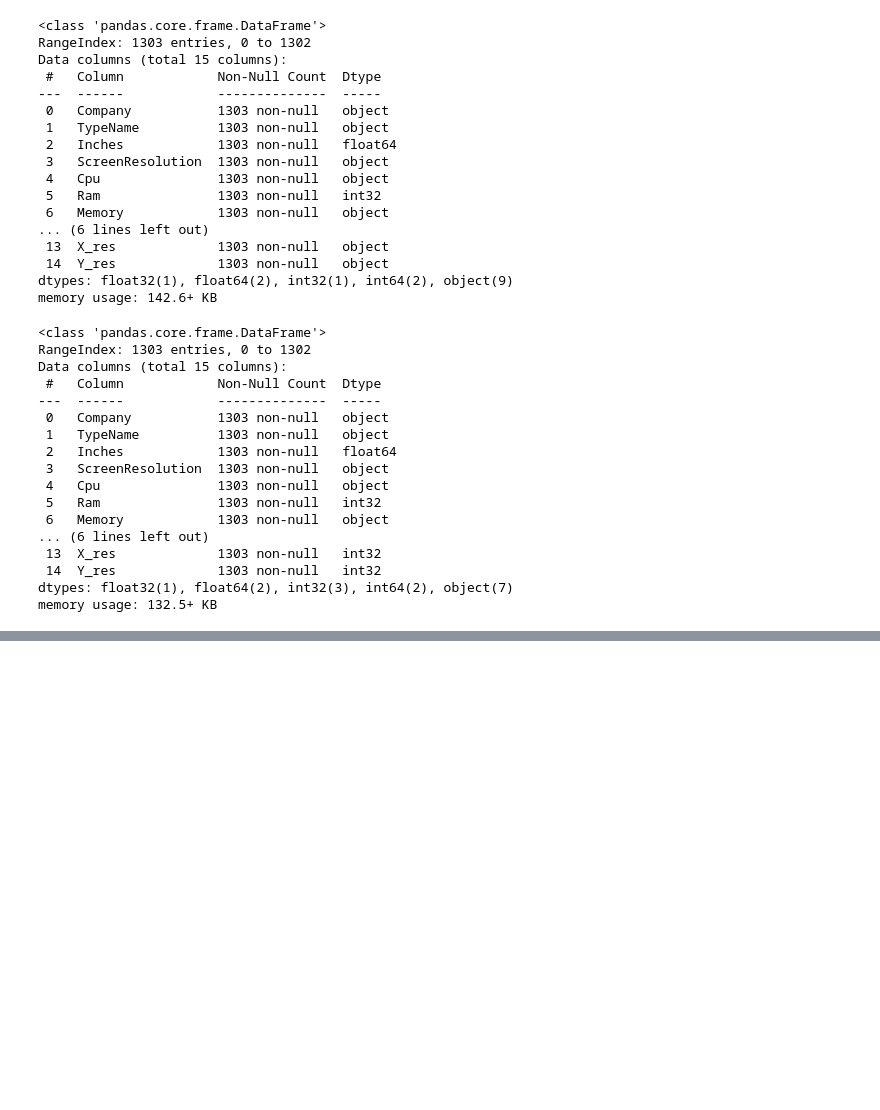
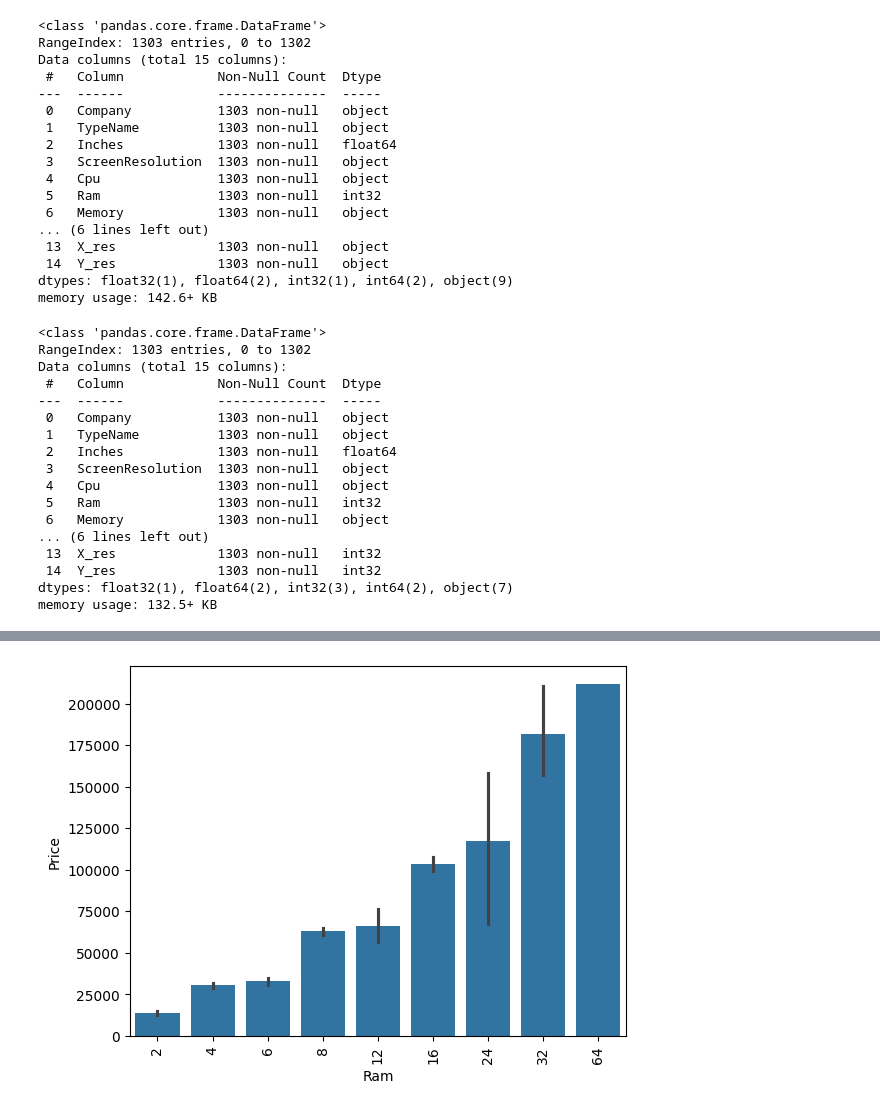
Before and after one commit to sukriti-waani/Machine-Learning, a Jupyter notebook: PROJECTS/1-Laptop_Price_Predictor/laptop_price_predictor.ipynb, the cells around one changed output, grey strips where cells are left out. Drawn from its saved outputs; the diff is of its cells as text; code cells hidden in the pictures; blank space fills up the shorter version.

```diff
--- a/PROJECTS/1-Laptop_Price_Predictor/laptop_price_predictor.ipynb
+++ b/PROJECTS/1-Laptop_Price_Predictor/laptop_price_predictor.ipynb
@@ -336,0 +425,6 @@ df.head()
+# %%
+sns.barplot(x=df['Ram'], y=df['Price'])
+plt.xticks(rotation='vertical')
+plt.show()
+# %% [output]
+[figure, added]
```
Also changed, not shown: parts of 13 cells of this notebook.
